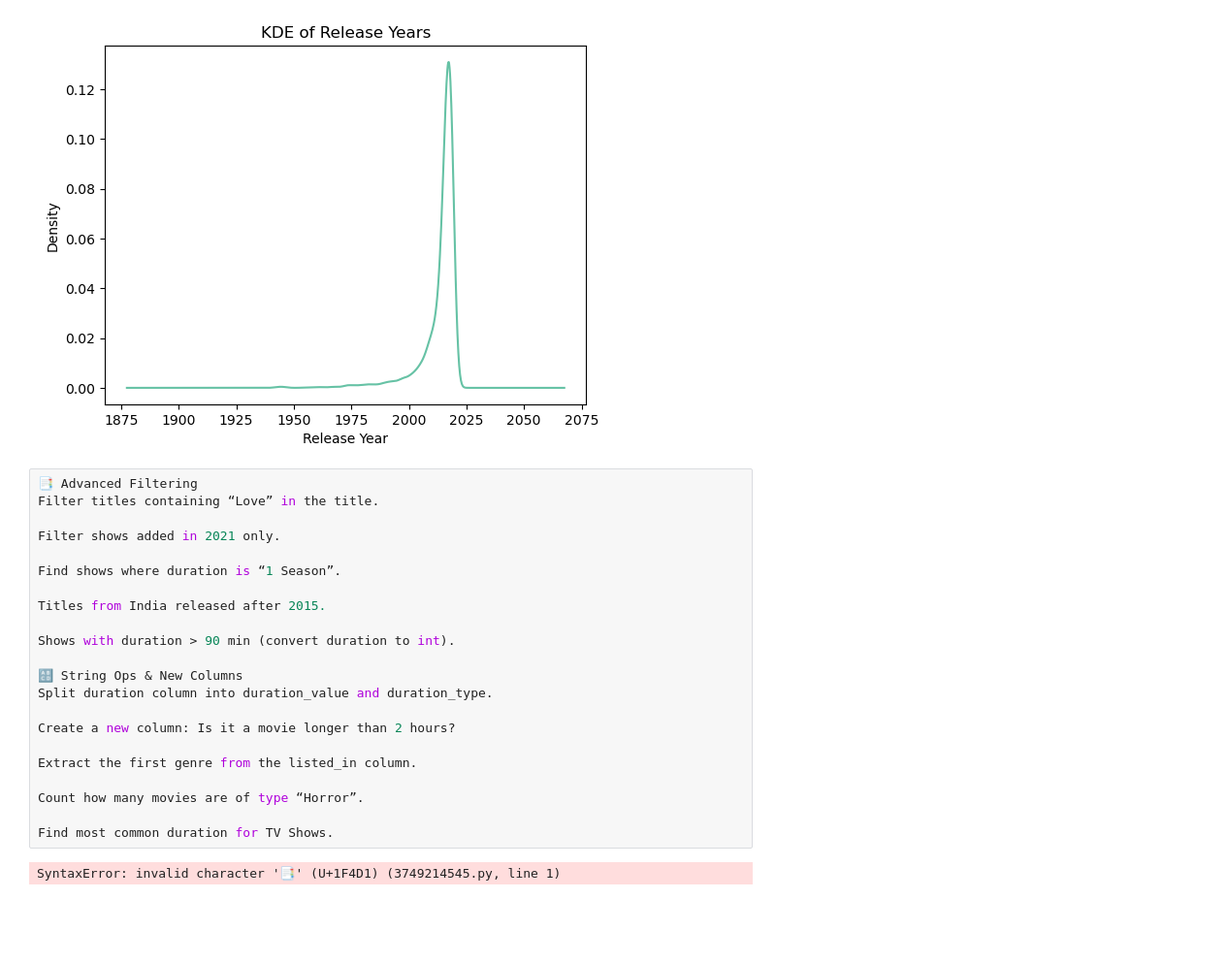
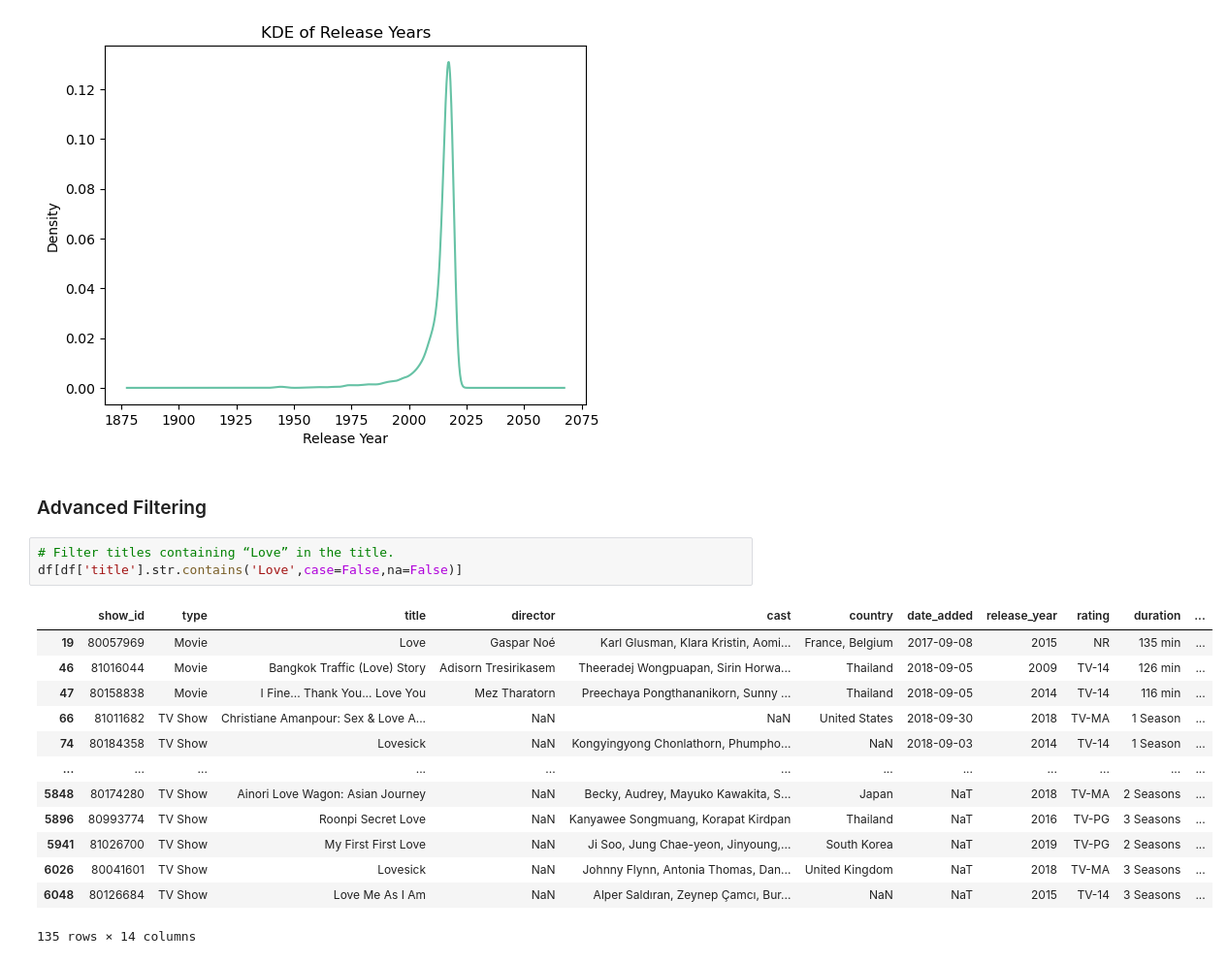
Before and after one commit to Ambily313/Netflix-Data-Exploration-Visualization, a Jupyter notebook: netflix.ipynb, the cells around one changed output. Shown at 97% size. Cells and saved outputs as stored; diff of their text form; blank space fills up the shorter version.

```diff
--- a/netflix.ipynb
+++ b/netflix.ipynb
@@ -596,27 +596,22 @@ plt.xlabel("Release Year")
 plt.show()
 # %% [output]
 [figure]
-# %%
-📑 Advanced Filtering
-Filter titles containing “Love” in the title.
-
-Filter shows added in 2021 only.
-
-Find shows where duration is “1 Season”.
-
-Titles from India released after 2015.
-
-Shows with duration > 90 min (convert duration to int).
-
-🔠 String Ops & New Columns
-Split duration column into duration_value and duration_type.
-
-Create a new column: Is it a movie longer than 2 hours?
-
-Extract the first genre from the listed_in column.
-
-Count how many movies are of type “Horror”.
-
-Find most common duration for TV Shows.
-# %% [output]
-SyntaxError: invalid character '📑' (U+1F4D1) (3749214545.py, line 1)
+# %% [markdown]
+### Advanced Filtering
+# %%
+# Filter titles containing “Love” in the title.
+df[df['title'].str.contains('Love',case=False,na=False)]
+# %% [output]
+|  | show_id | type | title | director | cast | country | date_added | release_year | rating | duration | ... |
+| 19 | 80057969 | Movie | Love | Gaspar Noé | Karl Glusman, Klara Kristin, Aomi... | France, Belgium | 2017-09-08 | 2015 | NR | 135 min | ... |
+| 46 | 81016044 | Movie | Bangkok Traffic (Love) Story | Adisorn Tresirikasem | Theeradej Wongpuapan, Sirin Horwa... | Thailand | 2018-09-05 | 2009 | TV-14 | 126 min | ... |
+| 47 | 80158838 | Movie | I Fine... Thank You... Love You | Mez Tharatorn | Preechaya Pongthananikorn, Sunny ... | Thailand | 2018-09-05 | 2014 | TV-14 | 116 min | ... |
+| 66 | 81011682 | TV Show | Christiane Amanpour: Sex & Love A... | NaN | NaN | United States | 2018-09-30 | 2018 | TV-MA | 1 Season | ... |
+| 74 | 80184358 | TV Show | Lovesick | NaN | Kongyingyong Chonlathorn, Phumpho... | NaN | 2018-09-03 | 2014 | TV-14 | 1 Season | ... |
+| ... | ... | ... | ... | ... | ... | ... | ... | ... | ... | ... | ... |
+| 5848 | 80174280 | TV Show | Ainori Love Wagon: Asian Journey | NaN | Becky, Audrey, Mayuko Kawakita, S... | Japan | NaT | 2018 | TV-MA | 2 Seasons | ... |
+| 5896 | 80993774 | TV Show | Roonpi Secret Love | NaN | Kanyawee Songmuang, Korapat Kirdpan | Thailand | NaT | 2016 | TV-PG | 3 Seasons | ... |
+| 5941 | 81026700 | TV Show | My First First Love | NaN | Ji Soo, Jung Chae-yeon, Jinyoung,... | South Korea | NaT | 2019 | TV-PG | 2 Seasons | ... |
+| 6026 | 80041601 | TV Show | Lovesick | NaN | Johnny Flynn, Antonia Thomas, Dan... | United Kingdom | NaT | 2018 | TV-MA | 3 Seasons | ... |
+| 6048 | 80126684 | TV Show | Love Me As I Am | NaN | Alper Saldıran, Zeynep Çamcı, Bur... | NaN | NaT | 2015 | TV-14 | 3 Seasons | ... |
+135 rows × 14 columns
```
Also changed, not shown: parts of 21 cells of this notebook.
